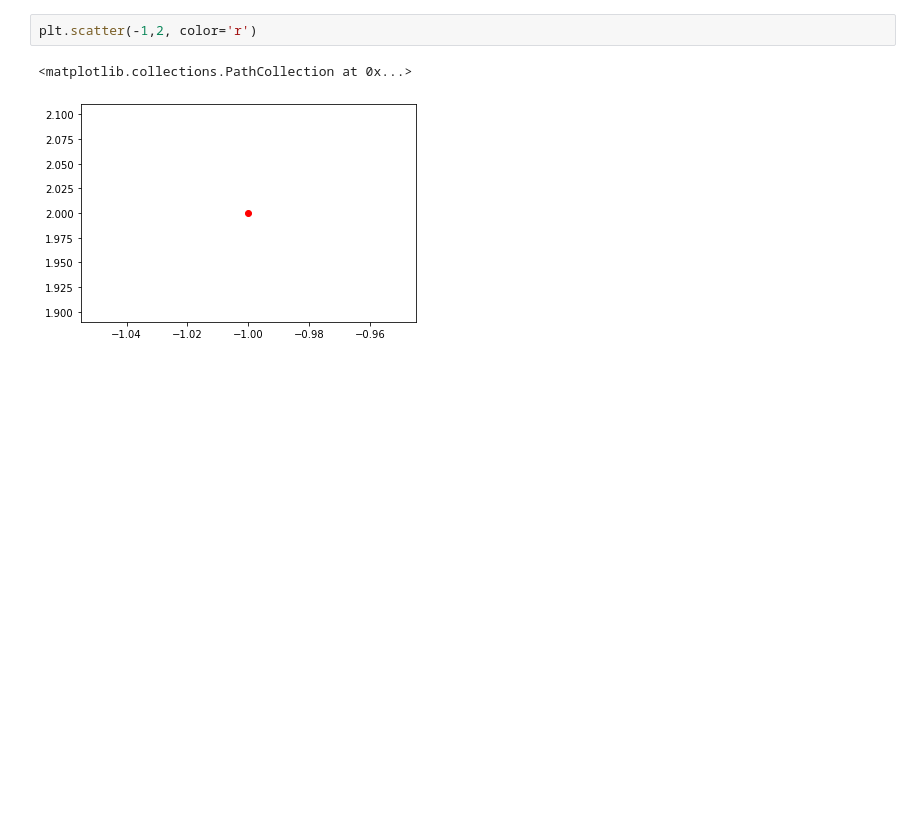
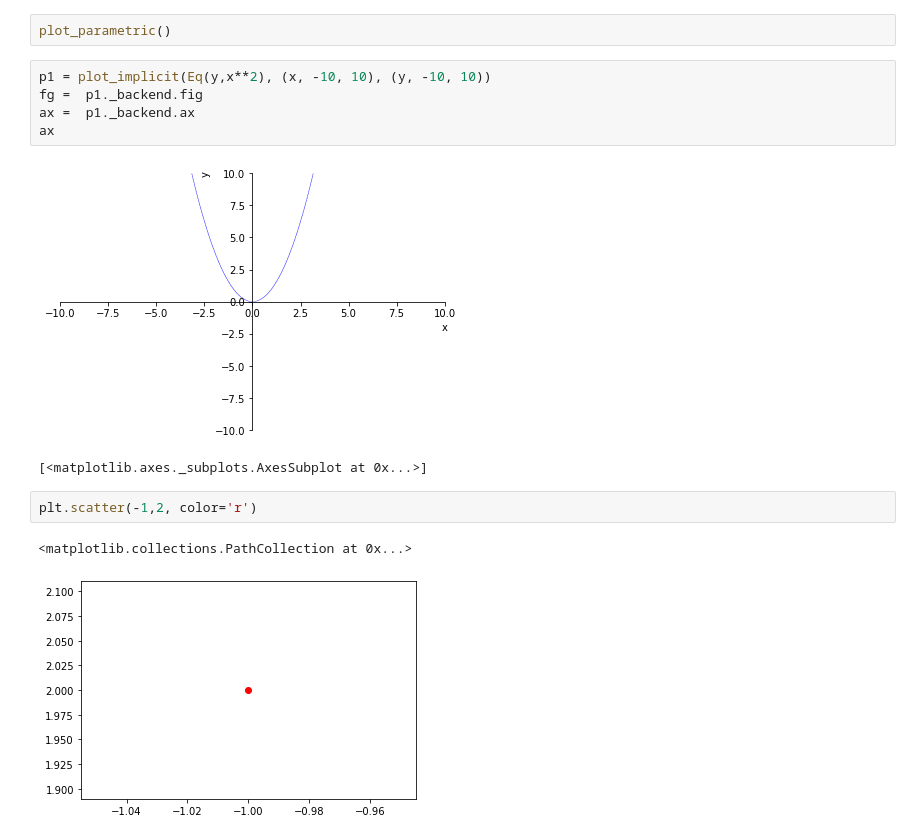
Before and after one commit to crdguez/taller_de_funciones, a Jupyter notebook: pruebas_borrar.ipynb, the cells around one changed output. Drawn from its saved outputs; the diff is of its cells as text; blank space fills up the shorter version.

```diff
--- a/pruebas_borrar.ipynb
+++ b/pruebas_borrar.ipynb
@@ -16,3 +39,13 @@ p1.show()
+# %%
+plot_parametric()
+# %%
+p1 = plot_implicit(Eq(y,x**2), (x, -10, 10), (y, -10, 10))
+fg =  p1._backend.fig
+ax =  p1._backend.ax
+ax
+# %% [output]
+[figure, added]
+[<matplotlib.axes._subplots.AxesSubplot at 0x...>]
 # %%
 plt.scatter(-1,2, color='r')
 # %% [output]
```
Also changed, not shown: parts of 7 cells of this notebook.
